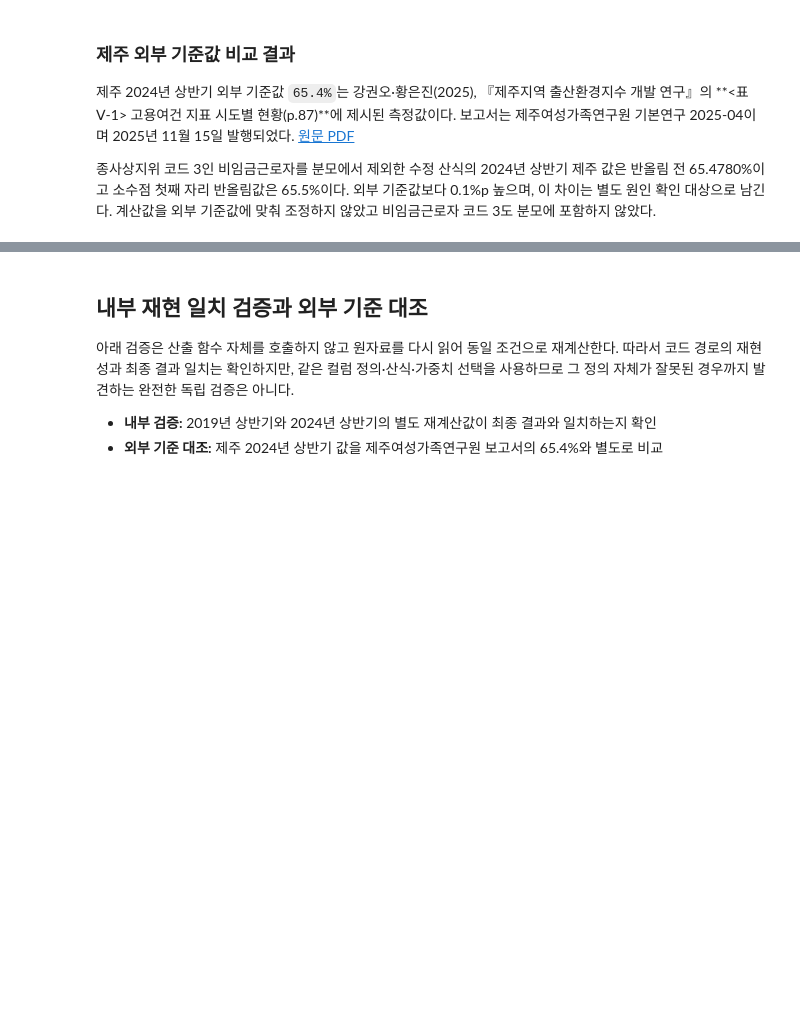
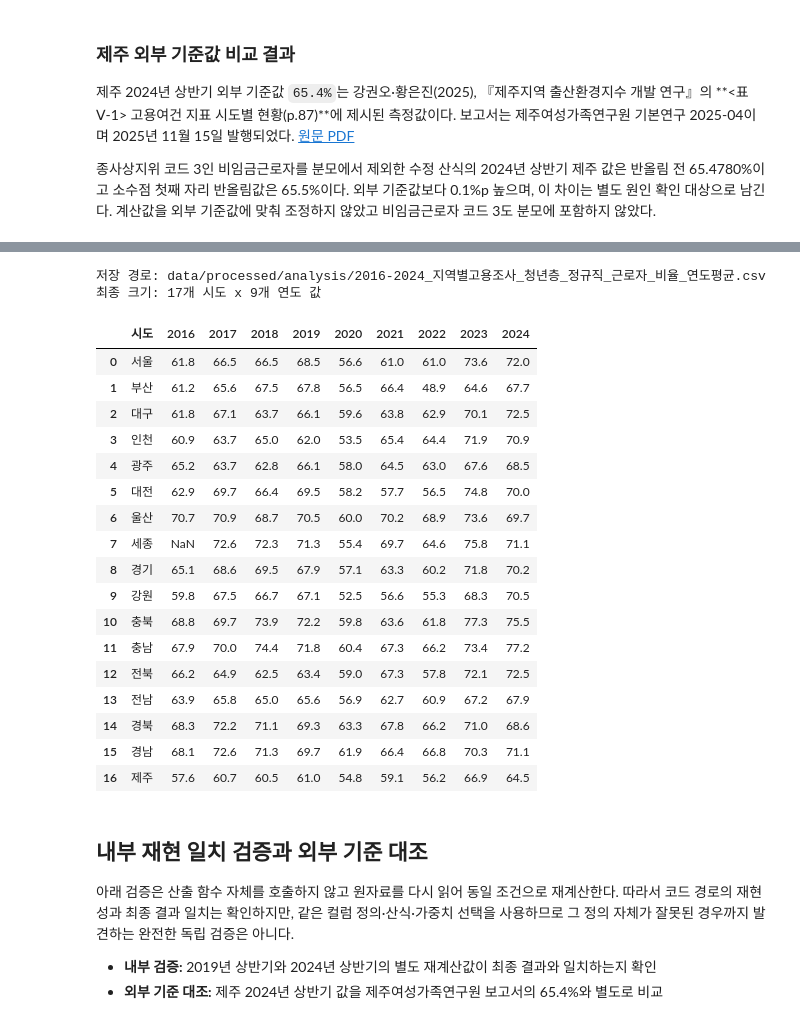
Before and after one commit to JungYeoni/yumocha, a Jupyter notebook: notebooks/20260727_EDA_지역별고용조사_청년층_정규직_근로자_비율_산출.ipynb, the cells around one changed output, grey strips where cells are left out. Saved outputs shown, nothing was run; the diff lists cells and outputs as text; code cells hidden in the pictures; blank space fills up the shorter version.

```diff
--- a/notebooks/20260727_EDA_지역별고용조사_청년층_정규직_근로자_비율_산출.ipynb
+++ b/notebooks/20260727_EDA_지역별고용조사_청년층_정규직_근로자_비율_산출.ipynb
@@ -174,3 +233,47 @@ print(f"2016년 상반기 결측 시도 수: {reloaded['2016_상반기'].isna().
+# %%
+YEARS = sorted({int(col.split("_")[0]) for col in raw_result.columns})
+
+annual_raw = pd.DataFrame(
+    {year: raw_result[[f"{year}_상반기", f"{year}_하반기"]].mean(axis=1) for year in YEARS},
+    index=raw_result.index,
+)
+annual_df = annual_raw.rename(index=SIDO_NAMES).round(1).reset_index(names="시도")
+annual_df.columns = ["시도", *[str(year) for year in YEARS]]
+assert annual_df.shape == (17, len(YEARS) + 1)
+
+ANNUAL_OUTPUT_PATH = OUTPUT_DIR / "2016-2024_지역별고용조사_청년층_정규직_근로자_비율_연도평균.csv"
+annual_df.to_csv(ANNUAL_OUTPUT_PATH, index=False, encoding="utf-8-sig")
+
+reloaded_annual = pd.read_csv(ANNUAL_OUTPUT_PATH, encoding="utf-8-sig")
+expected_annual_columns = ["시도", *[str(year) for year in YEARS]]
+assert reloaded_annual.shape == (17, len(YEARS) + 1)
+assert reloaded_annual.columns.tolist() == expected_annual_columns
+assert reloaded_annual["시도"].tolist() == list(SIDO_NAMES.values())
+
+print(f"저장 경로: {ANNUAL_OUTPUT_PATH.relative_to(REPO_ROOT)}")
+print(f"최종 크기: {reloaded_annual.shape[0]}개 시도 x {reloaded_annual.shape[1] - 1}개 연도 값")
+annual_df
+# %% [output]
+저장 경로: data/processed/analysis/2016-2024_지역별고용조사_청년층_정규직_근로자_비율_연도평균.csv
+최종 크기: 17개 시도 x 9개 연도 값
+|  | 시도 | 2016 | 2017 | 2018 | 2019 | 2020 | 2021 | 2022 | 2023 | 2024 |
+| 0 | 서울 | 61.8 | 66.5 | 66.5 | 68.5 | 56.6 | 61.0 | 61.0 | 73.6 | 72.0 |
+| 1 | 부산 | 61.2 | 65.6 | 67.5 | 67.8 | 56.5 | 66.4 | 48.9 | 64.6 | 67.7 |
+| 2 | 대구 | 61.8 | 67.1 | 63.7 | 66.1 | 59.6 | 63.8 | 62.9 | 70.1 | 72.5 |
+| 3 | 인천 | 60.9 | 63.7 | 65.0 | 62.0 | 53.5 | 65.4 | 64.4 | 71.9 | 70.9 |
+| 4 | 광주 | 65.2 | 63.7 | 62.8 | 66.1 | 58.0 | 64.5 | 63.0 | 67.6 | 68.5 |
+| 5 | 대전 | 62.9 | 69.7 | 66.4 | 69.5 | 58.2 | 57.7 | 56.5 | 74.8 | 70.0 |
+| 6 | 울산 | 70.7 | 70.9 | 68.7 | 70.5 | 60.0 | 70.2 | 68.9 | 73.6 | 69.7 |
+| 7 | 세종 | NaN | 72.6 | 72.3 | 71.3 | 55.4 | 69.7 | 64.6 | 75.8 | 71.1 |
+| 8 | 경기 | 65.1 | 68.6 | 69.5 | 67.9 | 57.1 | 63.3 | 60.2 | 71.8 | 70.2 |
+| 9 | 강원 | 59.8 | 67.5 | 66.7 | 67.1 | 52.5 | 56.6 | 55.3 | 68.3 | 70.5 |
+| 10 | 충북 | 68.8 | 69.7 | 73.9 | 72.2 | 59.8 | 63.6 | 61.8 | 77.3 | 75.5 |
+| 11 | 충남 | 67.9 | 70.0 | 74.4 | 71.8 | 60.4 | 67.3 | 66.2 | 73.4 | 77.2 |
+| 12 | 전북 | 66.2 | 64.9 | 62.5 | 63.4 | 59.0 | 67.3 | 57.8 | 72.1 | 72.5 |
+| 13 | 전남 | 63.9 | 65.8 | 65.0 | 65.6 | 56.9 | 62.7 | 60.9 | 67.2 | 67.9 |
+| 14 | 경북 | 68.3 | 72.2 | 71.1 | 69.3 | 63.3 | 67.8 | 66.2 | 71.0 | 68.6 |
+| 15 | 경남 | 68.1 | 72.6 | 71.3 | 69.7 | 61.9 | 66.4 | 66.8 | 70.3 | 71.1 |
+| 16 | 제주 | 57.6 | 60.7 | 60.5 | 61.0 | 54.8 | 59.1 | 56.2 | 66.9 | 64.5 |
 # %% [markdown]
 ## 내부 재현 일치 검증과 외부 기준 대조
 
```
Also changed, not shown: parts of 6 cells of this notebook, 1 other file.
